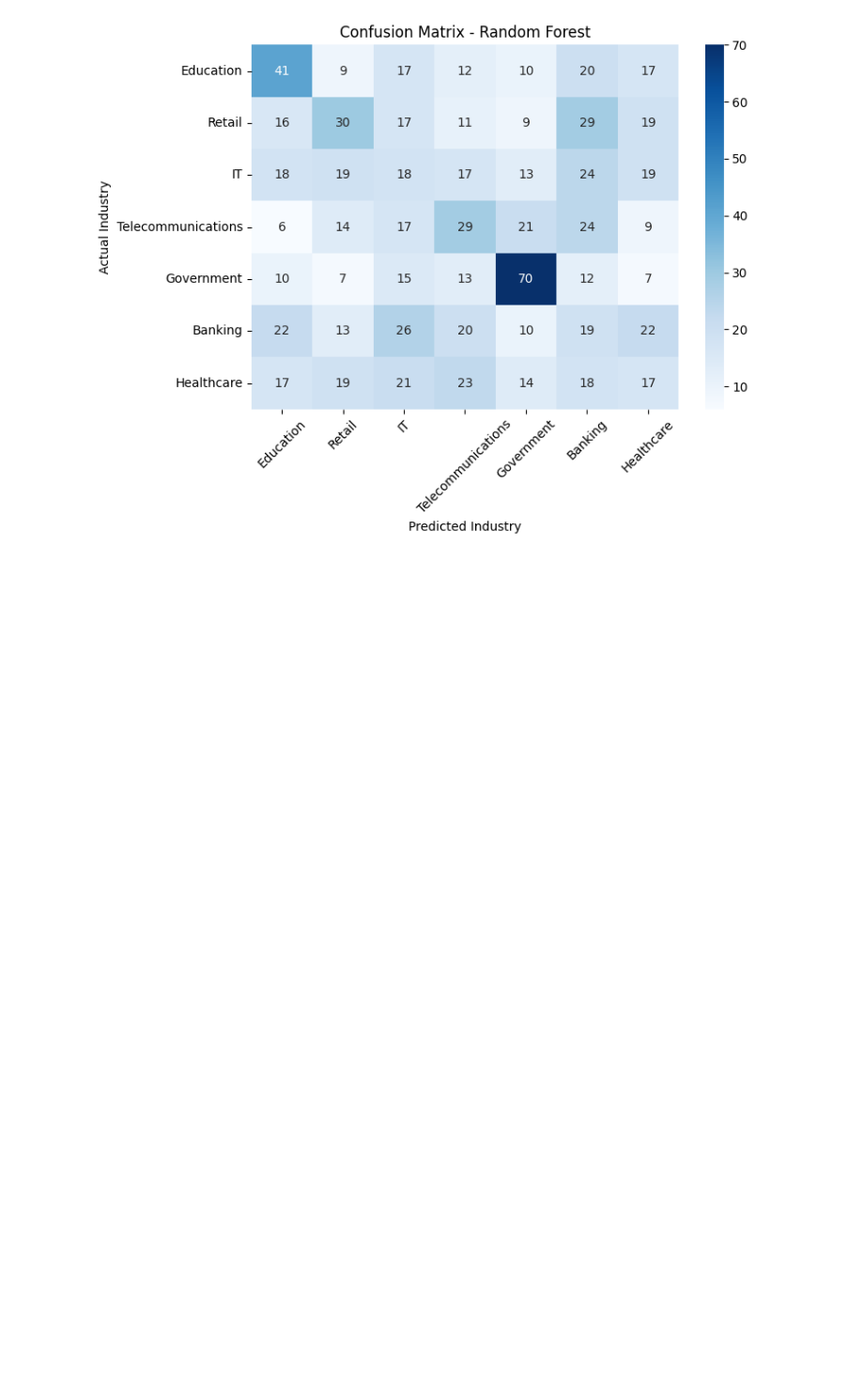
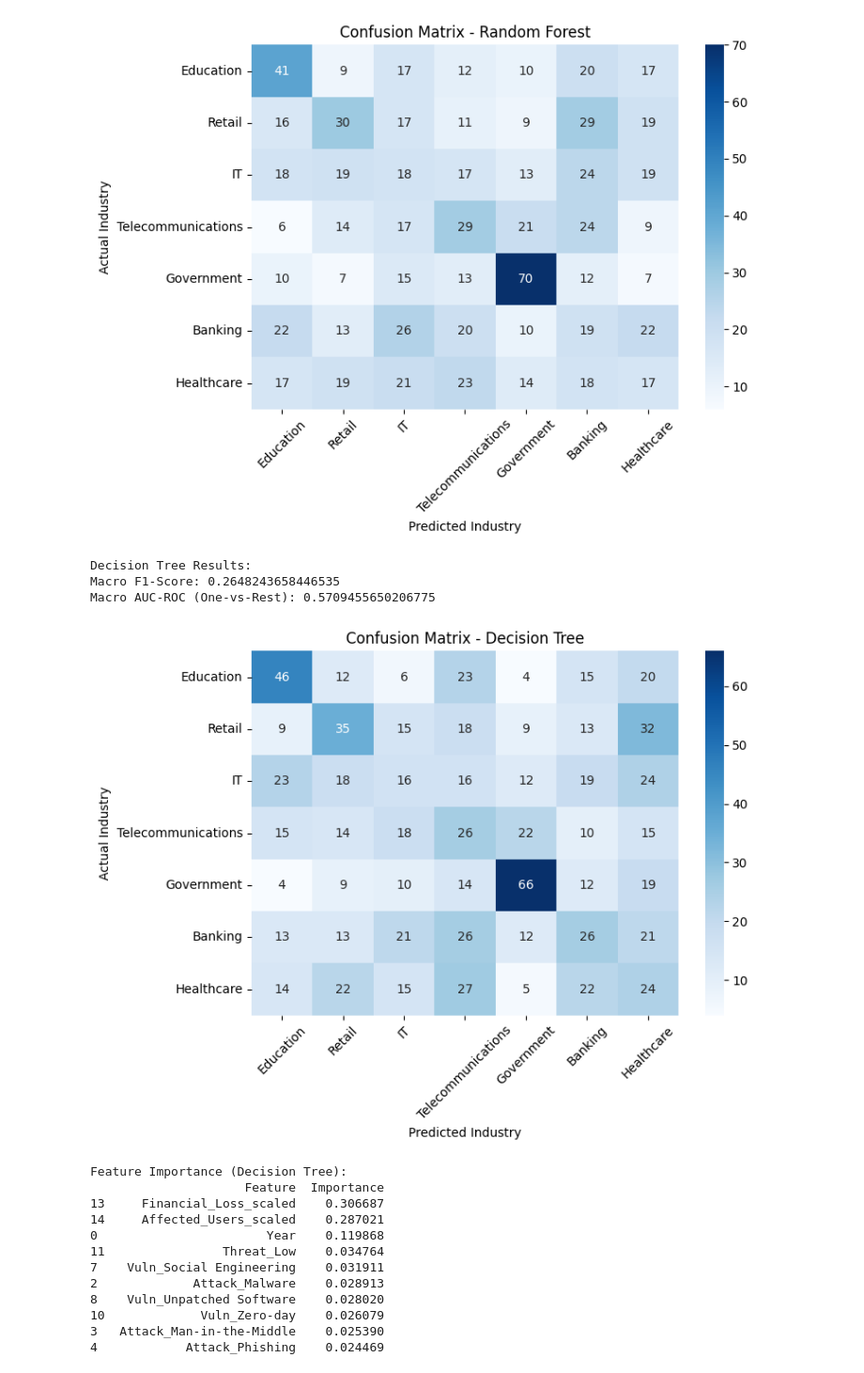
Before and after one commit to brosenthal140/cap4770-cyber-threats, a Jupyter notebook: Group10.ipynb, the cells around one changed output. Shown at 94% size. Drawn from its saved outputs; the diff is of its cells as text; code cells hidden in the pictures; blank space fills up the shorter version.

Commit message:
Added Decision Tree model and Feature Importance

```diff
--- a/Group10.ipynb
+++ b/Group10.ipynb
@@ -214,3 +214,58 @@ Random Forest Results:
 Macro F1-Score: 0.24587827420693736
 Macro AUC-ROC (OvR): 0.612682549736867
 [figure]
+# %%
+# Decision Tree Model
+dt = DecisionTreeClassifier(class_weight=class_weight_dict, random_state=42)
+dt.fit(X_train, y_train)
+
+# Predictions and metrics
+y_pred_dt = dt.predict(X_test)
+print("Decision Tree Results:")
+print("Macro F1-Score:", f1_score(y_test, y_pred_dt, average='macro'))
+print("Macro AUC-ROC (One-vs-Rest):", roc_auc_score(y_test, dt.predict_proba(X_test), multi_class='ovr'))
+
+# Confusion matrix
+cm_dt = confusion_matrix(y_test, y_pred_dt)
+plt.figure(figsize=(8, 6))
+sns.heatmap(cm_dt, annot=True, fmt='d', cmap='Blues', xticklabels=class_weight_dict.keys(), yticklabels=class_weight_dict.keys())
+plt.title('Confusion Matrix - Decision Tree')
+plt.xlabel('Predicted Industry')
+plt.ylabel('Actual Industry')
+plt.xticks(rotation=45)
+plt.tight_layout()
+plt.savefig('confusion_matrix_decisiontree.png')
+plt.show()
+
+# Feature importance
+feature_importance = pd.DataFrame({
+    'Feature': X.columns,
+    'Importance': dt.feature_importances_
+}).sort_values(by='Importance', ascending=False)
+print("Feature Importance (Decision Tree):")
+print(feature_importance.head(10))
+
+# Plot feature importance
+plt.figure(figsize=(10, 6))
+sns.barplot(data=feature_importance.head(10), x='Importance', y='Feature')
+plt.title('Top 10 Feature Importance - Decision Tree')
+plt.tight_layout()
+plt.savefig('feature_importance_dt.png')
+plt.show()
+# %% [output]
+Decision Tree Results:
+Macro F1-Score: 0.2648243658446535
+Macro AUC-ROC (One-vs-Rest): 0.5709455650206775
+[figure, added]
+Feature Importance (Decision Tree):
+                     Feature  Importance
+13     Financial_Loss_scaled    0.306687
+14     Affected_Users_scaled    0.287021
+0                       Year    0.119868
+11                Threat_Low    0.034764
+7    Vuln_Social Engineering    0.031911
+2             Attack_Malware    0.028913
+8    Vuln_Unpatched Software    0.028020
+10             Vuln_Zero-day    0.026079
+3   Attack_Man-in-the-Middle    0.025390
+4            Attack_Phishing    0.024469
```
Also changed, not shown: parts of 2 cells of this notebook.
